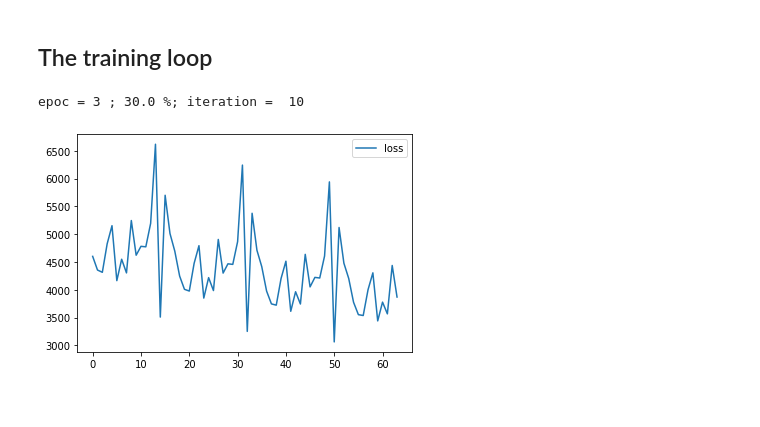
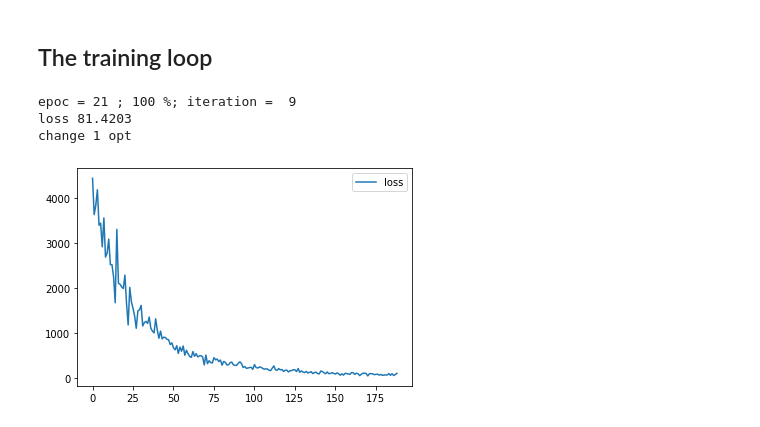
Before and after one commit to dart9905/coursework, a Jupyter notebook: KalmanNN/KalmanNN.ipynb, the cells around one changed output. Saved outputs shown, nothing was run; the diff lists cells and outputs as text; code cells hidden in the pictures.

```diff
--- a/KalmanNN/KalmanNN.ipynb
+++ b/KalmanNN/KalmanNN.ipynb
@@ -366,11 +366,11 @@ max_len_trajectory, min_len_trajectory, key_max, key_min
 # %% [output]
 (458, 162, '/ballistic_raw/BALLISTIC_665', '/ballistic_raw/BALLISTIC_264')
 # %%
-BATCH_SIZE =50
+BATCH_SIZE =100
 SET_LONG = min_len_trajectory
 VEC_DIM = 3
-MEM_RNN = SET_LONG*5
-EPOC_NUM = 10
+MEM_RNN = SET_LONG*15
+EPOC_NUM = 21
 # %%
 td = create_dataset(
     dset,
@@ -393,7 +393,7 @@ Data mean:\n[ 43.249  66.819 -45.809]\nData std:\n[33.861 50.311 52.817]
 train_dl = DataLoader(
     td,
     batch_size=BATCH_SIZE,
-    shuffle=False, #try  True\n",
+    shuffle=True, #try  с\n",
     num_workers=1) #num_workers=-2# use CPU"
 # %% [markdown]
 ## Recurrent block
@@ -460,45 +460,57 @@ from IPython.display import clear_output
 # %%
 trajectories_rnn = ModuleRNN(vect_dim=VEC_DIM, rnn_num_units=MEM_RNN)
 criterion = nn.MSELoss() # nn.CrossEntropyLoss()
-opt = torch.optim.Adam(trajectories_rnn.parameters(), lr=1e-4) # lr=1e-4
+opt = torch.optim.Adam(trajectories_rnn.parameters(), lr=1e-3) # lr=1e-4
 history = []
+opt_c = 0
+error = 0
 # %% [markdown]
 ## The training loop
 # %%
 # epoc
 for epoc in range(EPOC_NUM):
   for id_b, batch in enumerate(train_dl):
+      if epoc == 18:
+          opt_c = 1
+          opt = torch.optim.Adam(trajectories_rnn.parameters(), lr=1e-4) # lr=1e-4
       opt.zero_grad()
 
       logp_seq = rnn_loop(trajectories_rnn, batch['src'])
 
       # compute loss
       predictions_logp = logp_seq[:, :-1]
       actual_next_tokens = batch['src'][:, 1:]
 
       # print(predictions_logp.shape, actual_next_tokens.shape)
       loss = criterion(
           predictions_logp.contiguous().view(-1),
           actual_next_tokens.contiguous().view(-1)
       )
 
 
       # train with backprop
       loss.backward()
       opt.step()
 
 
 
       history.append(loss.data.numpy())
-      if (id_b+1)%10==0:
+      if (id_b+1)%1==0:
           clear_output(True)
-          print('epoc =', epoc+1, ';', (epoc+1)/EPOC_NUM*100,'%;', 'iteration = ', id_b + 1)
+          if error > 0:
+            print('Warning: the network is hard to learn.')
+          print('epoc =', epoc+1, ';', (epoc+1)*100//EPOC_NUM,'%;', 'iteration = ', id_b + 1)
+          print('loss', np.mean(history[-10:]))
+          print('change', opt_c,'opt')
           plt.plot(history,label='loss')
           plt.legend()
           plt.show()
-
-  assert np.mean(history[:20]) > np.mean(history[-20:]), "RNN didn't converge."
+  if np.mean(history[:10]) < np.mean(history[-10:]):
+    error+=1
+    assert error!=3, "RNN didn't converge."
 # %% [output]
-epoc = 3 ; 30.0 %; iteration =  10
+epoc = 21 ; 100 %; iteration =  9
+loss 81.4203
+change 1 opt
-[figure, old version]
+[figure, new version]
 # %%
```
Also changed, not shown: parts of 2 cells of this notebook, 1 other file.
